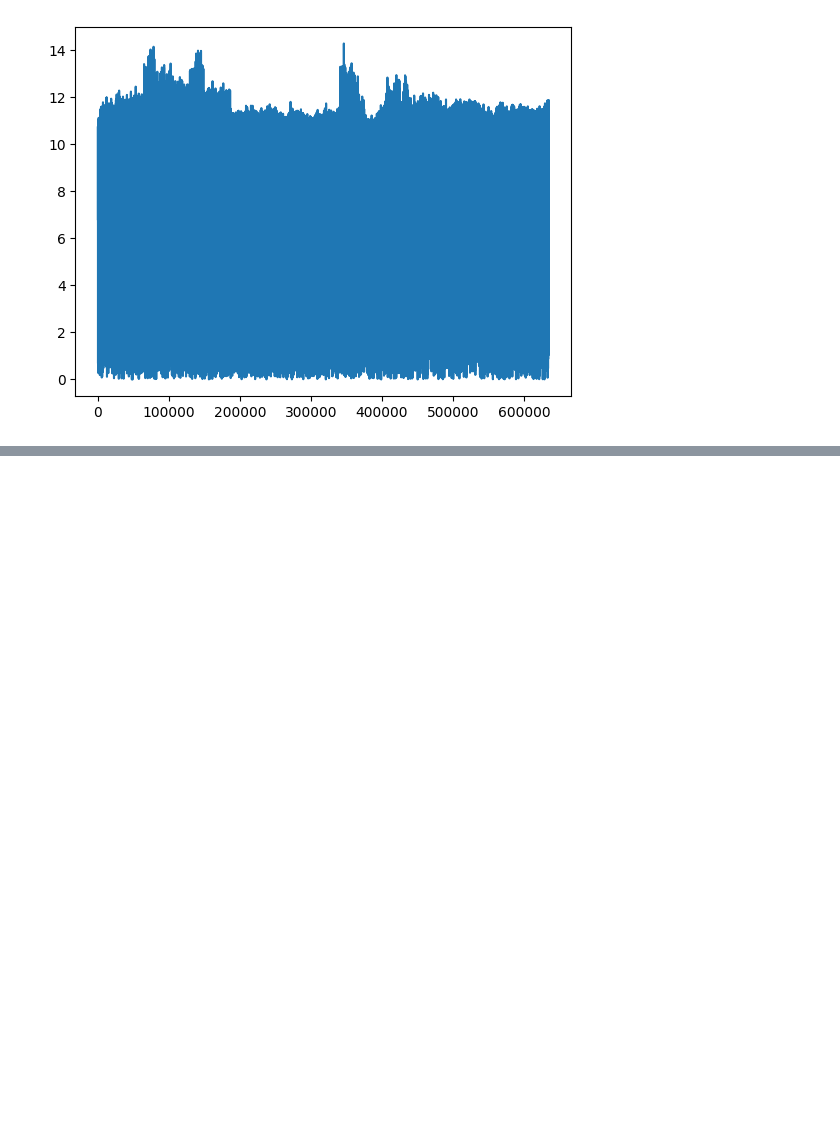
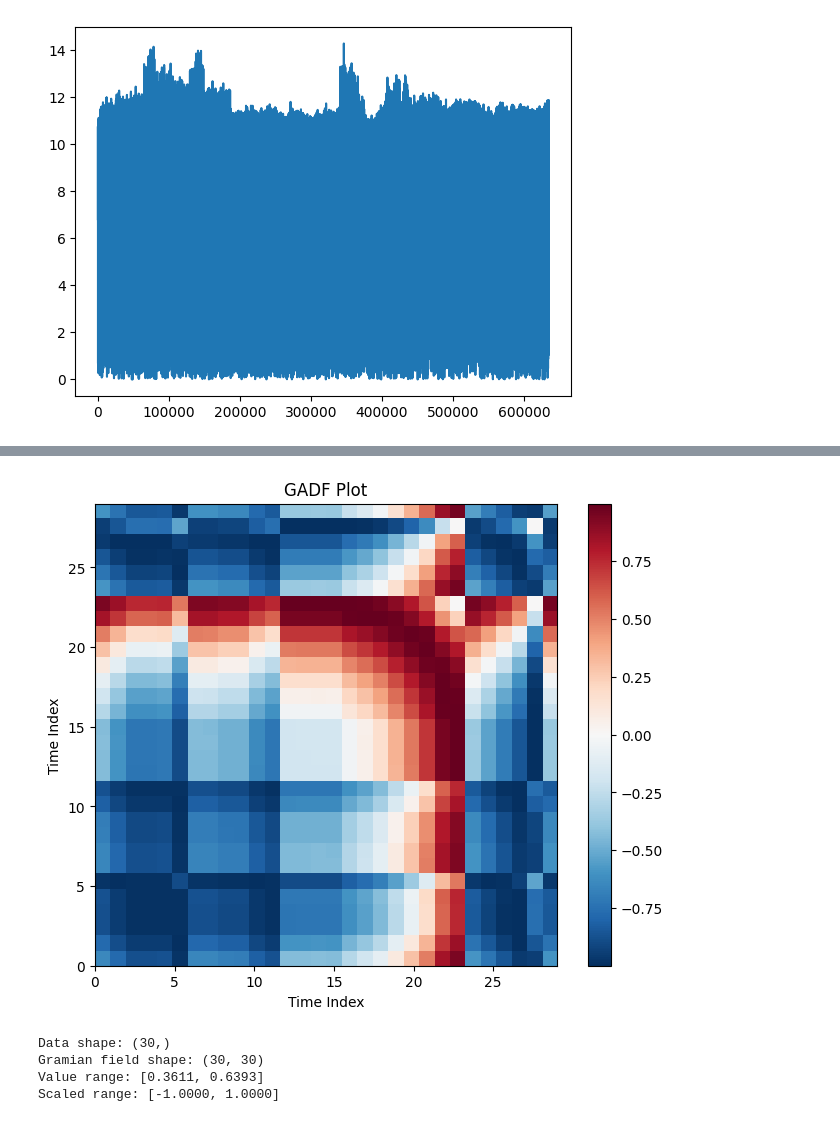
Before and after one commit to Arupreza/UIDS-II, a Jupyter notebook: Data_Analysis.ipynb, the cells around one changed output, grey strips where cells are left out. Saved outputs shown, nothing was run; the diff lists cells and outputs as text; code cells hidden in the pictures; blank space fills up the shorter version.

```diff
--- a/Data_Analysis.ipynb
+++ b/Data_Analysis.ipynb
@@ -353,0 +344,8 @@ n = 45
+# %%
+gadf_field = generate_gadf(Sil_AF_Seg[n])
+# %% [output]
+[figure, added]
+Data shape: (30,)
+Gramian field shape: (30, 30)
+Value range: [0.3611, 0.6393]
+Scaled range: [-1.0000, 1.0000]
```
Also changed, not shown: parts of 23 cells of this notebook.
